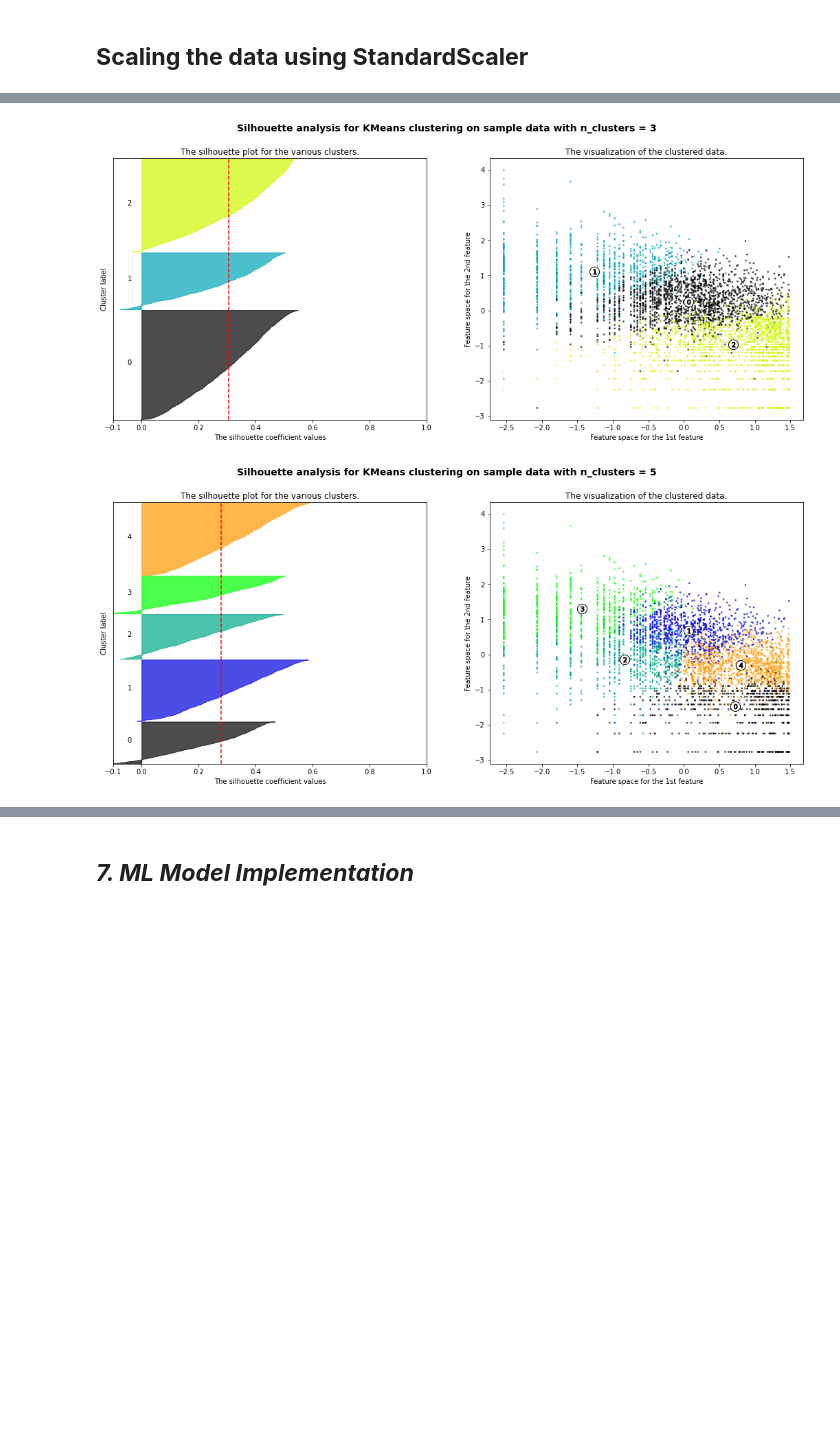
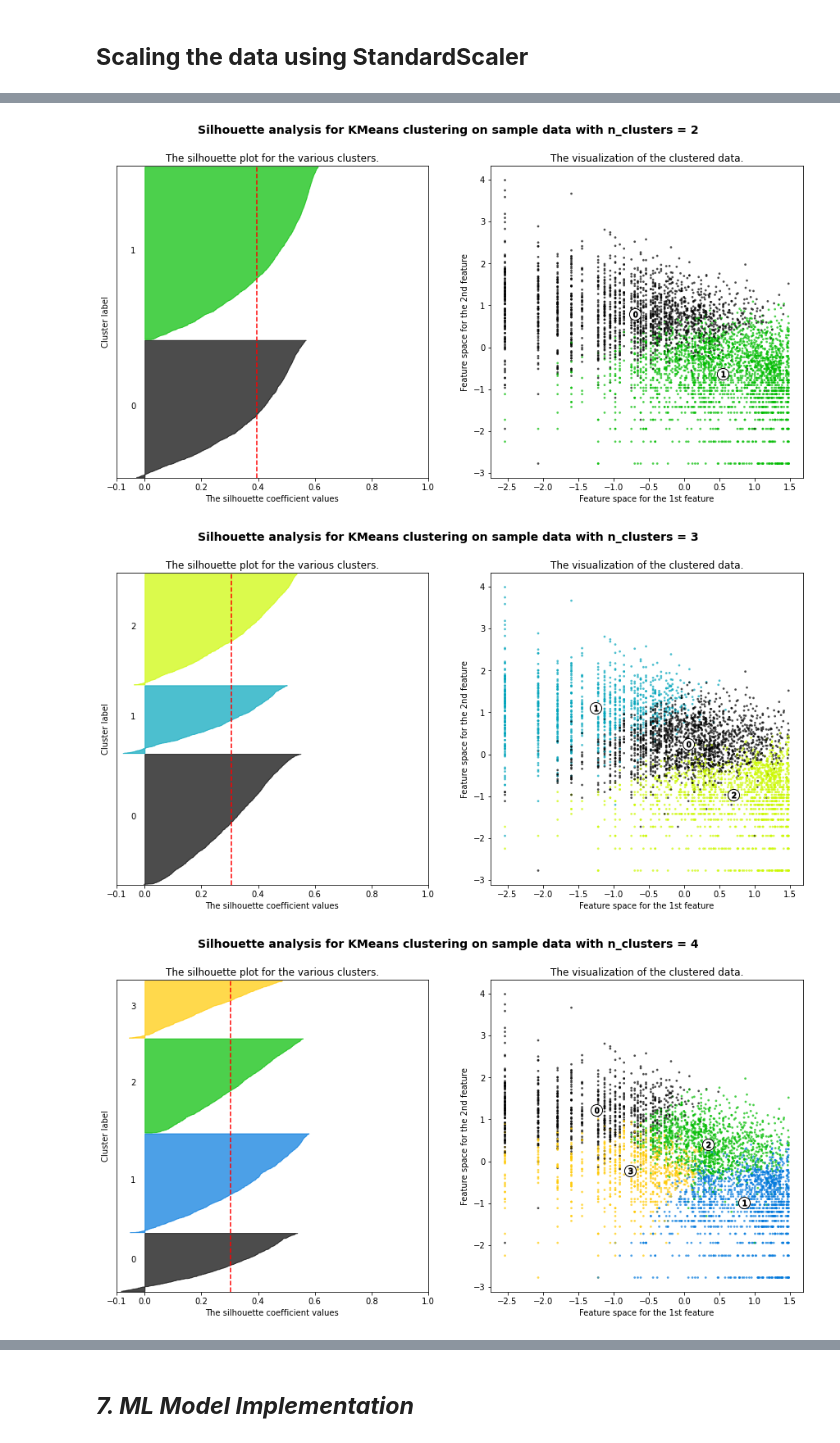
Before and after one commit to sakshantG/Online_Retail_Customer_Segmentation, a Jupyter notebook: Online_Retail_Customer_Segmentation.ipynb, the cells around one changed output, grey strips where cells are left out. Drawn from its saved outputs; the diff is of its cells as text; code cells hidden in the pictures; blank space fills up the shorter version.

```diff
--- a/Online_Retail_Customer_Segmentation.ipynb
+++ b/Online_Retail_Customer_Segmentation.ipynb
@@ -1152,0 +1183,5 @@ norm_data = scaler.fit_transform(new_log_df)
+# %%
+# using k=2
+km = KMeans(n_clusters=2,max_iter=1000, random_state=1)
+cluster_labels = km.fit_predict(norm_data)
+print(cluster_labels)
@@ -1152,0 +1193,9 @@ norm_data = scaler.fit_transform(new_log_df)
+# %%
+# visualizing clusters
+plt.figure(figsize=(9,6))
+plt.scatter(norm_data[:, 0], norm_data[:, 1], c=cluster_labels, s=50)
+centers = km.cluster_centers_
+plt.scatter(centers[:, 0], centers[:, 1], c='red', s=200, alpha=0.5)
+
+plt.title('K-Means Clustering', fontsize=18)
+plt.show()
@@ -1153,10 +1210,9 @@ norm_data = scaler.fit_transform(new_log_df)
 # %%
-from sklearn.metrics import silhouette_score
-
-for n_clusters in range(3,10):
-  kmeans = KMeans(init ='k-means++', n_clusters=n_clusters, n_init=100)
-  kmeans.fit(norm_data)
-  pred = kmeans.predict(norm_data)
-  silhouette_avg= silhouette_score(norm_data, pred)
-  print("For n_clusters =", n_clusters, "The average silhouette_score is :", silhouette_avg)
+silhouette = []
+for n_clusters in range(2,11):
+    clusterer = KMeans(init='k-means++', n_clusters = n_clusters, n_init=100)
+    preds = clusterer.fit_predict(norm_data)
+    score = silhouette_score(norm_data, preds)
+    silhouette.append(score)
+    print("For n_clusters =", n_clusters, "The average silhouette_score is :", score)
 # %% [output]
@@ -1196,0 +1228,8 @@ plt.show()
+# %%
+# plotting Silhoutte scores
+plt.figure(figsize=(9,6))
+n_clusters = [x for x in range(2,11)]
+df_silhouette = pd.DataFrame({'n_clusters':n_clusters,'silhouette_score':silhouette})
+sns.lineplot(data=df_silhouette, x="n_clusters", y="silhouette_score")
+plt.title('Silhoutte Analysis', fontsize=18)
+plt.show()
@@ -1197,12 +1238,12 @@ plt.show()
 # %%
 # plot silhoutte score
 X = norm_data
-range_n_clusters = [3,5]
+range_n_clusters = [2,3,4]
 
 for n_clusters in range_n_clusters:
     # Create a subplot with 1 row and 2 columns
     fig, (ax1, ax2) = plt.subplots(1, 2)
-    fig.set_size_inches(18, 7)
+    fig.set_size_inches(15, 7)
 
     # The 1st subplot is the silhouette plot
     ax1.set_xlim([-0.1, 1])
@@ -1249,32 +1290,33 @@ for n_clusters in range_n_clusters:
     # The vertical line for average silhouette score of all the values
     ax1.axvline(x=silhouette_avg, color="red", linestyle="--")
 
     ax1.set_yticks([])
     ax1.set_xticks([-0.1, 0, 0.2, 0.4, 0.6, 0.8, 1])
 
     # 2nd Plot showing the actual clusters formed
     colors = cm.nipy_spectral(cluster_labels.astype(float) /n_clusters)
     ax2.scatter(X[:, 0], X[:, 1], marker='.', s=30, lw=0, alpha=0.7,
                 c=colors, edgecolor='k')
 
     # Labeling the clusters
     centers = clusterer.cluster_centers_
     # Draw white circles at cluster centers
     ax2.scatter(centers[:, 0], centers[:, 1], marker='o',
                 c="white", alpha=1, s=200, edgecolor='k')
 
     for i, c in enumerate(centers):
         ax2.scatter(c[0], c[1], marker='$%d$' % i, alpha=1,
                     s=50, edgecolor='k')
 
     ax2.set_title("The visualization of the clustered data.")
     ax2.set_xlabel("Feature space for the 1st feature")
     ax2.set_ylabel("Feature space for the 2nd feature")
     plt.suptitle(("Silhouette analysis for KMeans clustering on sample data "
                   "with n_clusters = %d" % n_clusters),
                  fontsize=14, fontweight='bold')
 
 plt.show()
 # %% [output]
-[figure, old version]
+[figure, new version]
-[figure, old version]
+[figure, new version]
+[figure, added]
```
Also changed, not shown: parts of 16 cells of this notebook.
